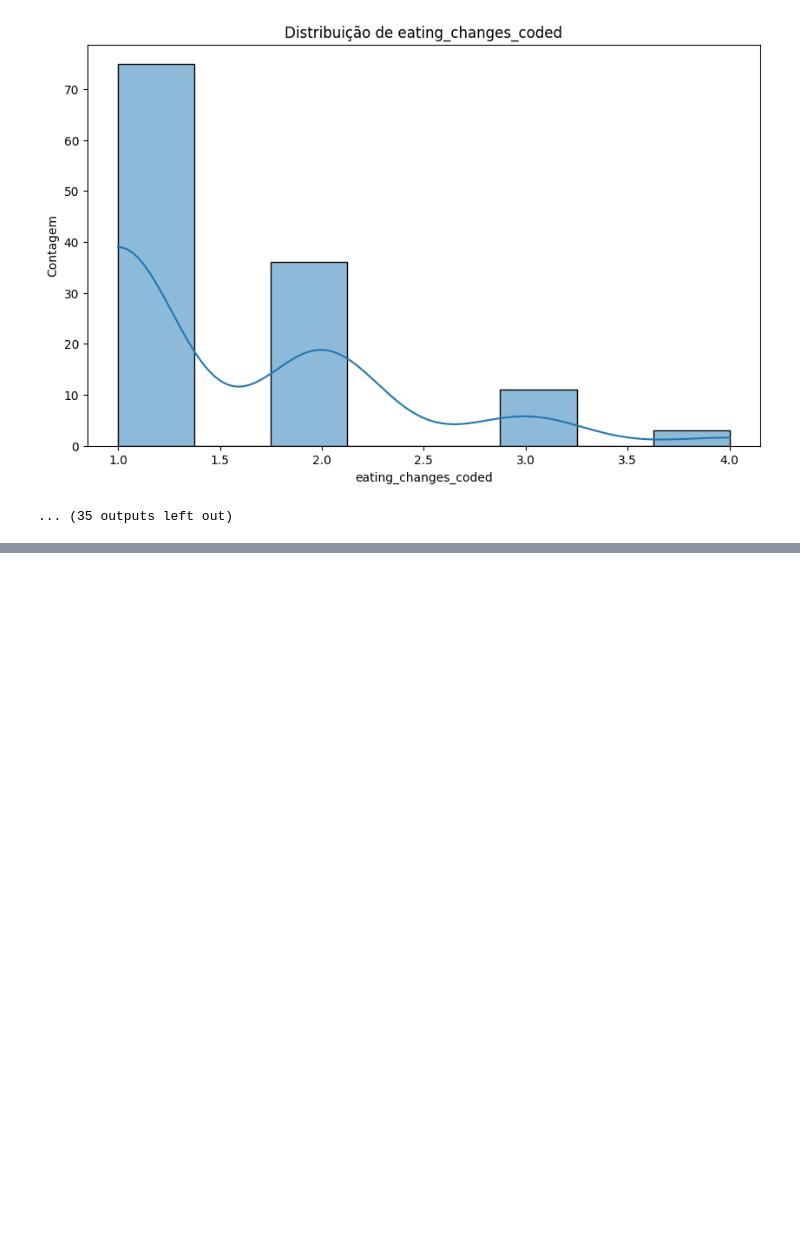
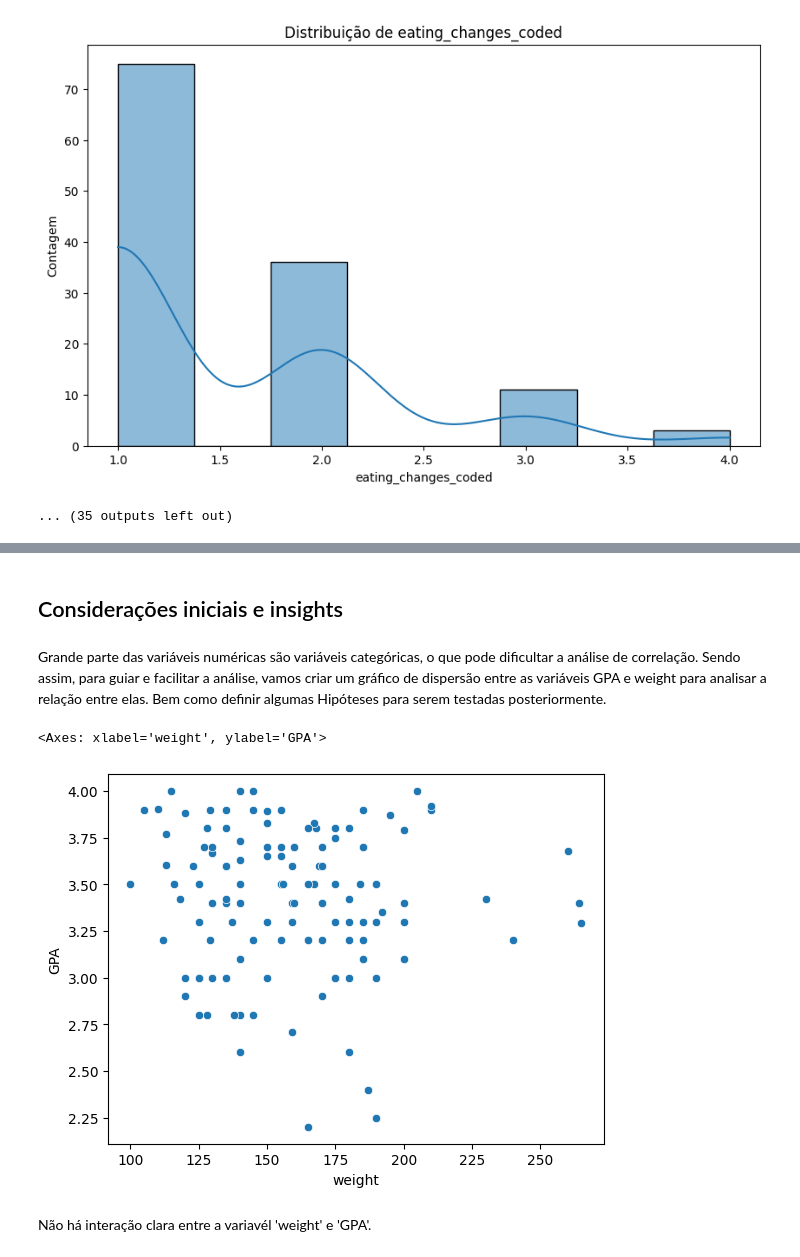
Before and after one commit to JhonasVoc/food_choice_projeto_1, a Jupyter notebook: notebooks/EDA.ipynb, the cells around one changed output, grey strips where cells are left out. Cells and saved outputs as stored; diff of their text form; code cells hidden in the pictures; blank space fills up the shorter version.

```diff
--- a/notebooks/EDA.ipynb
+++ b/notebooks/EDA.ipynb
@@ -402,0 +463,13 @@ for col in numeric_cols:
+# %% [markdown]
+## Considerações iniciais e insights
+# %% [markdown]
+ Grande parte das variáveis numéricas são variáveis categóricas, o que pode dificultar a análise de correlação.
+Sendo assim, para guiar e facilitar a análise, vamos criar um gráfico de dispersão entre as variáveis GPA e weight para analisar a relação entre elas.
+Bem como definir algumas Hipóteses para serem testadas posteriormente.
+# %%
+sns.scatterplot(data=df_processado, x='weight', y='GPA')
+# %% [output]
+<Axes: xlabel='weight', ylabel='GPA'>
+[figure, added]
+# %% [markdown]
+Não há interação clara entre a variavél 'weight' e 'GPA'.
```
Also changed, not shown: parts of 13 cells of this notebook, 1 other file.
